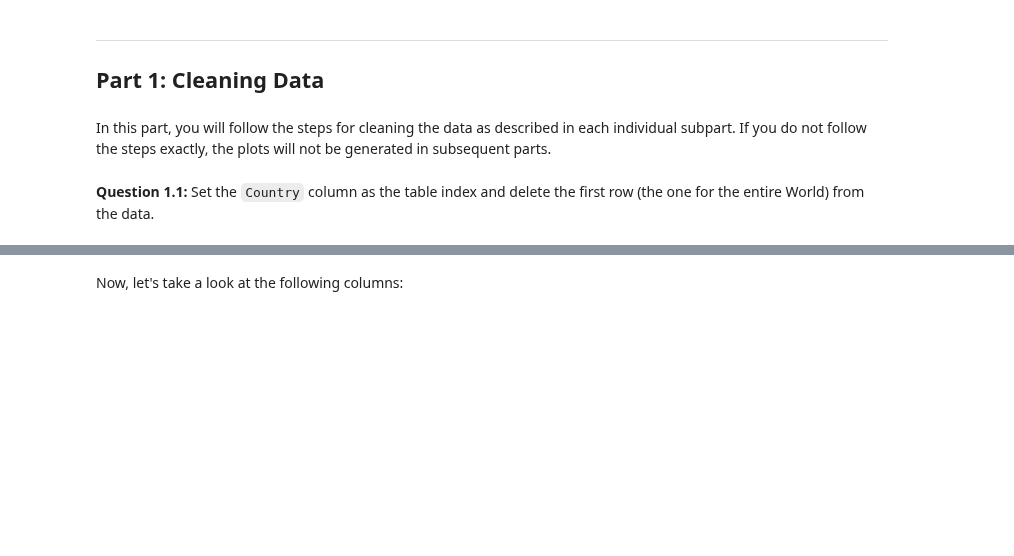
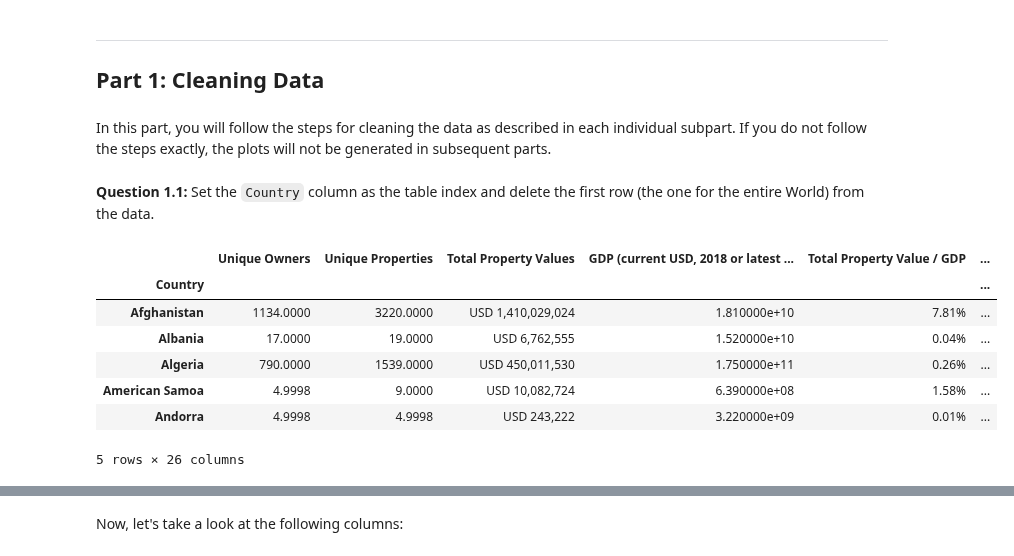
Before and after one commit to johanoelgaard/ECON148, a Jupyter notebook: lab/lab06/lab06.ipynb, the cells around one changed output, grey strips where cells are left out. Cells and saved outputs as stored; diff of their text form; code cells hidden in the pictures; blank space fills up the shorter version.

```diff
--- a/lab/lab06/lab06.ipynb
+++ b/lab/lab06/lab06.ipynb
@@ -42,8 +50,17 @@ In this part, you will follow the steps for cleaning the data as described in ea
 # %% [markdown]
 **Question 1.1:** Set the `Country` column as the table index and delete the first row (the one for the entire World) from the data.
 # %%
-data = ... # set index
-data = ... # delete the first row
+data = data.set_index('Country') # set index
+data = data.iloc[1:] # delete the first row
 data.head()
+# %% [output]
+|  | Unique Owners | Unique Properties | Total Property Values | GDP (current USD, 2018 or latest ... | Total Property Value / GDP | ... |
+| Country |  |  |  |  |  | ... |
+| Afghanistan | 1134.0000 | 3220.0000 | USD 1,410,029,024 | 1.810000e+10 | 7.81% | ... |
+| Albania | 17.0000 | 19.0000 | USD 6,762,555 | 1.520000e+10 | 0.04% | ... |
+| Algeria | 790.0000 | 1539.0000 | USD 450,011,530 | 1.750000e+11 | 0.26% | ... |
+| American Samoa | 4.9998 | 9.0000 | USD 10,082,724 | 6.390000e+08 | 1.58% | ... |
+| Andorra | 4.9998 | 4.9998 | USD 243,222 | 3.220000e+09 | 0.01% | ... |
+5 rows × 26 columns
 # %%
 grader.check("q1_1")
```
Also changed, not shown: parts of 33 cells of this notebook, 4 other files.
